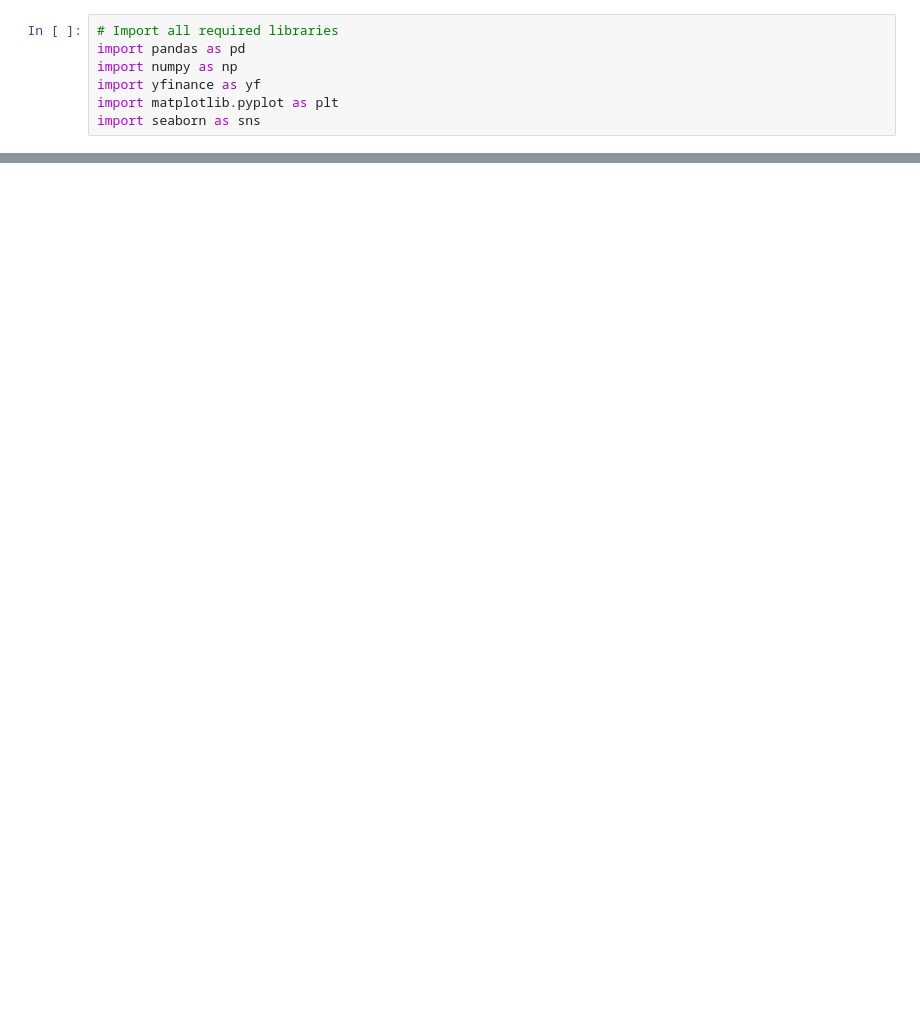
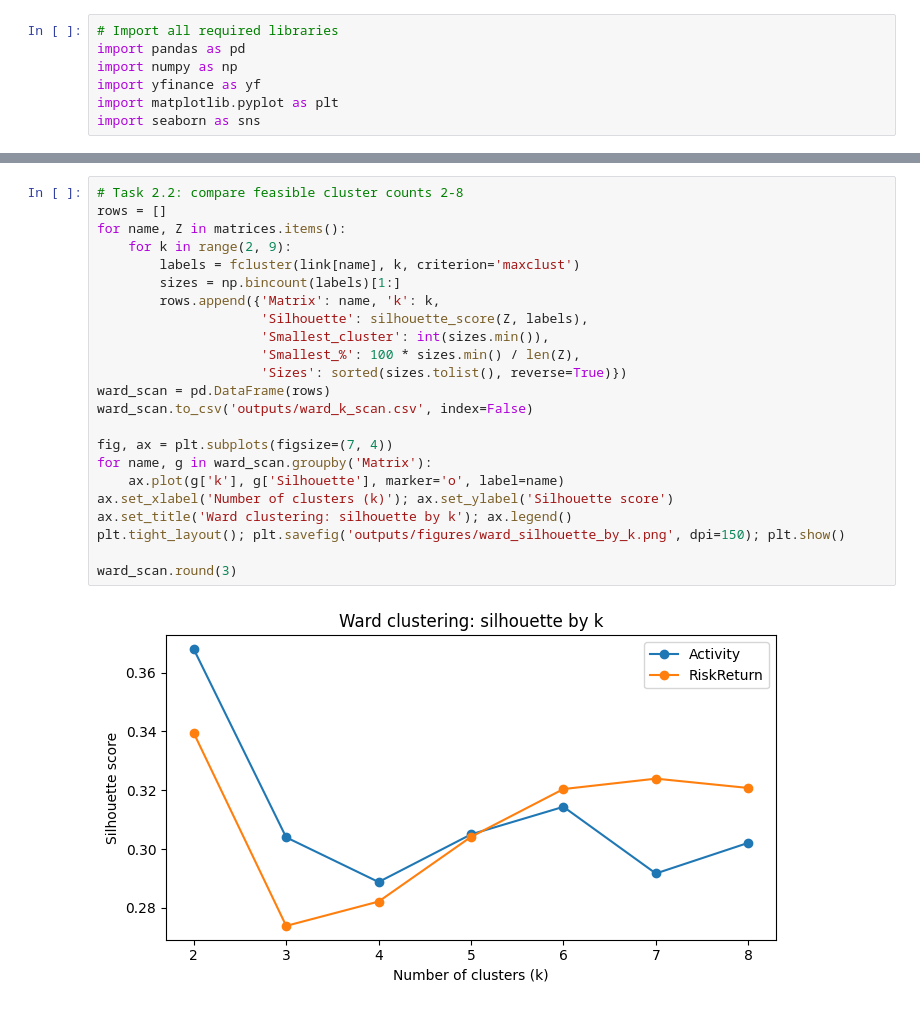
Before and after one commit to EV-2002/-CRM-CM-Coursework, a Jupyter notebook: CRM_Coursework_final.ipynb, the cells around one changed output, grey strips where cells are left out. Saved outputs shown, nothing was run; the diff lists cells and outputs as text; blank space fills up the shorter version.

```diff
--- a/CRM_Coursework_final.ipynb
+++ b/CRM_Coursework_final.ipynb
@@ -152,0 +881,25 @@ files.download('data_snapshot.zip')
+# %%
+# Task 2.2: compare feasible cluster counts 2-8
+rows = []
+for name, Z in matrices.items():
+    for k in range(2, 9):
+        labels = fcluster(link[name], k, criterion='maxclust')
+        sizes = np.bincount(labels)[1:]
+        rows.append({'Matrix': name, 'k': k,
+                     'Silhouette': silhouette_score(Z, labels),
+                     'Smallest_cluster': int(sizes.min()),
+                     'Smallest_%': 100 * sizes.min() / len(Z),
+                     'Sizes': sorted(sizes.tolist(), reverse=True)})
+ward_scan = pd.DataFrame(rows)
+ward_scan.to_csv('outputs/ward_k_scan.csv', index=False)
+
+fig, ax = plt.subplots(figsize=(7, 4))
+for name, g in ward_scan.groupby('Matrix'):
+    ax.plot(g['k'], g['Silhouette'], marker='o', label=name)
+ax.set_xlabel('Number of clusters (k)'); ax.set_ylabel('Silhouette score')
+ax.set_title('Ward clustering: silhouette by k'); ax.legend()
+plt.tight_layout(); plt.savefig('outputs/figures/ward_silhouette_by_k.png', dpi=150); plt.show()
+
+ward_scan.round(3)
+# %% [output]
+[figure, added]
```
Also changed, not shown: parts of 46 cells of this notebook.
